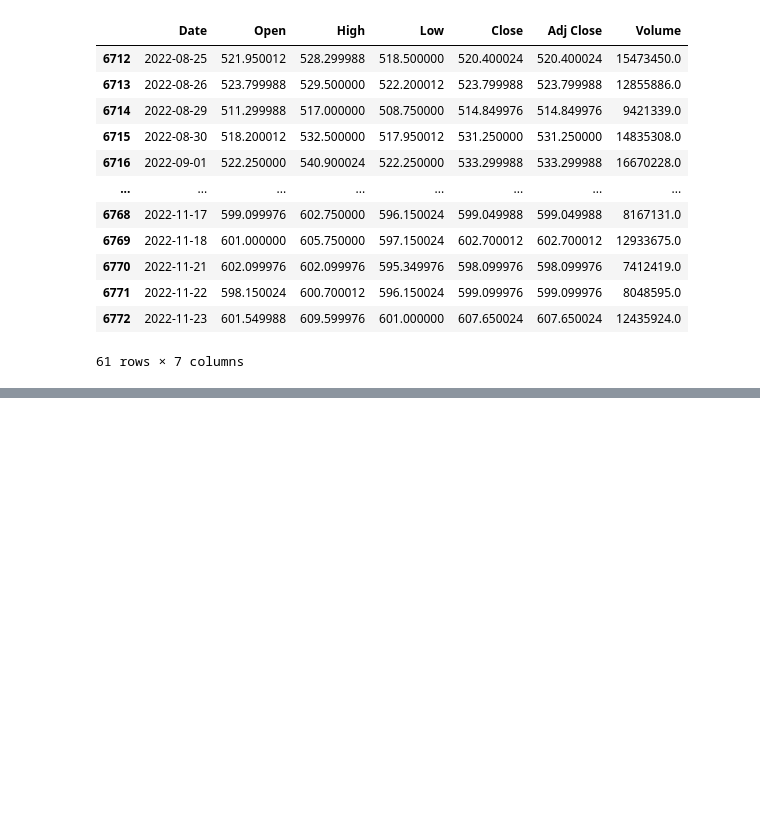
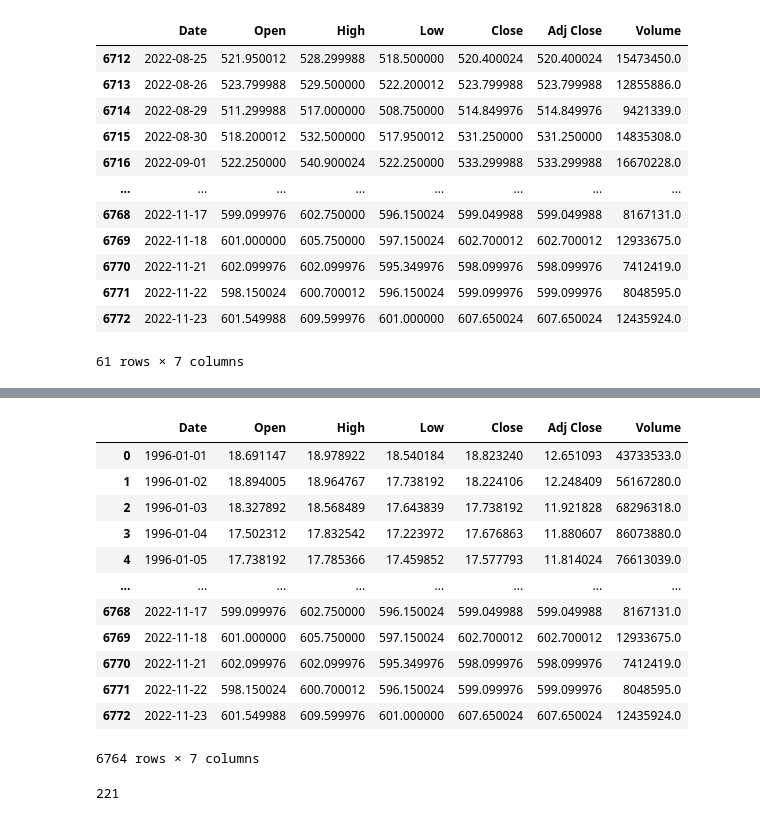
Before and after one commit to tanjeetsarkar/lstm_stock_prediction, a Jupyter notebook: stock_market/check_test.ipynb, the cells around one changed output, grey strips where cells are left out. Drawn from its saved outputs; the diff is of its cells as text; code cells hidden in the pictures; blank space fills up the shorter version.

```diff
--- a/stock_market/check_test.ipynb
+++ b/stock_market/check_test.ipynb
@@ -51,0 +108,16 @@ df.iloc[-61:]
+# %%
+df
+# %% [output]
+|  | Date | Open | High | Low | Close | Adj Close | Volume |
+| 0 | 1996-01-01 | 18.691147 | 18.978922 | 18.540184 | 18.823240 | 12.651093 | 43733533.0 |
+| 1 | 1996-01-02 | 18.894005 | 18.964767 | 17.738192 | 18.224106 | 12.248409 | 56167280.0 |
+| 2 | 1996-01-03 | 18.327892 | 18.568489 | 17.643839 | 17.738192 | 11.921828 | 68296318.0 |
+| 3 | 1996-01-04 | 17.502312 | 17.832542 | 17.223972 | 17.676863 | 11.880607 | 86073880.0 |
+| 4 | 1996-01-05 | 17.738192 | 17.785366 | 17.459852 | 17.577793 | 11.814024 | 76613039.0 |
+| ... | ... | ... | ... | ... | ... | ... | ... |
+| 6768 | 2022-11-17 | 599.099976 | 602.750000 | 596.150024 | 599.049988 | 599.049988 | 8167131.0 |
+| 6769 | 2022-11-18 | 601.000000 | 605.750000 | 597.150024 | 602.700012 | 602.700012 | 12933675.0 |
+| 6770 | 2022-11-21 | 602.099976 | 602.099976 | 595.349976 | 598.099976 | 598.099976 | 7412419.0 |
+| 6771 | 2022-11-22 | 598.150024 | 600.700012 | 596.150024 | 599.099976 | 599.099976 | 8048595.0 |
+| 6772 | 2022-11-23 | 601.549988 | 609.599976 | 601.000000 | 607.650024 | 607.650024 | 12435924.0 |
+6764 rows × 7 columns
@@ -51,0 +131,4 @@ df.iloc[-61:]
+# %%
+len(df_testmodel)
+# %% [output]
+221
```
Also changed, not shown: parts of 20 cells of this notebook, 6 other files.
